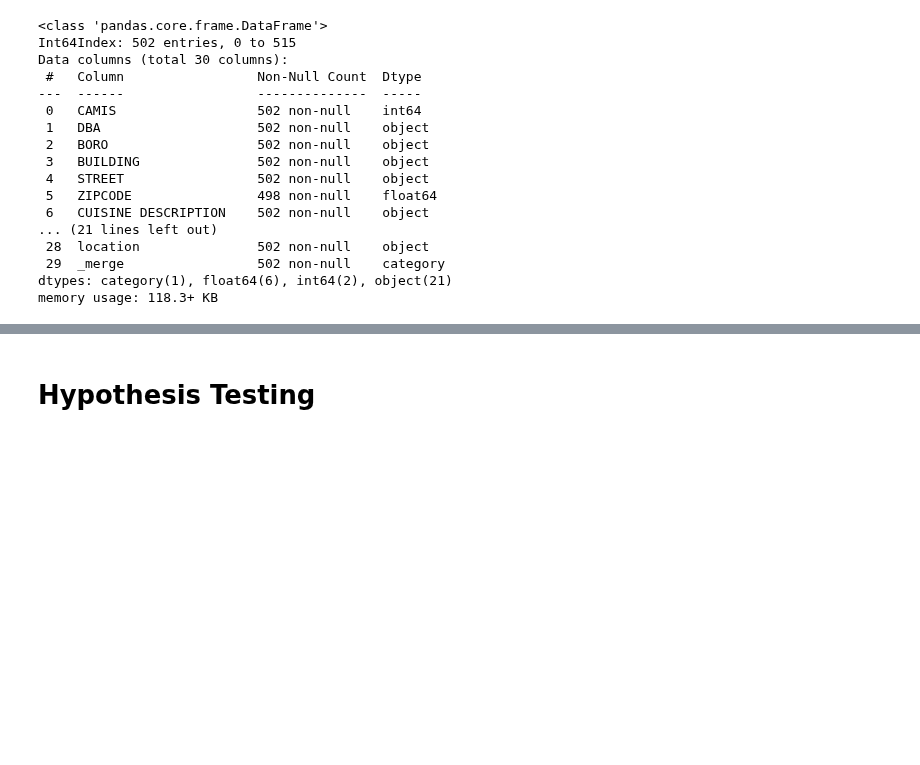
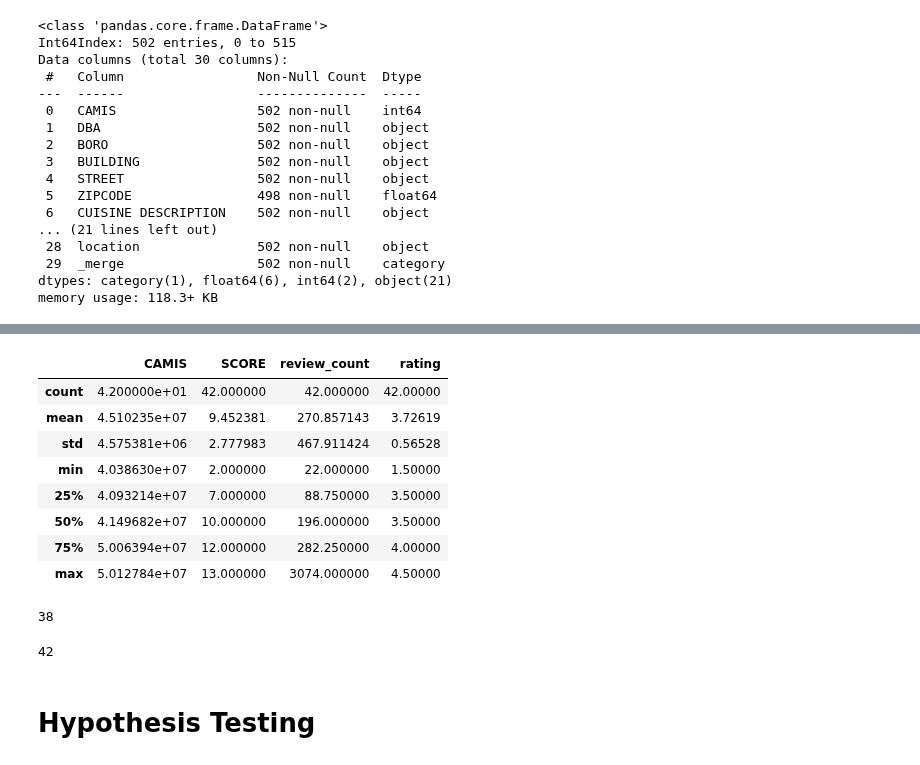
Before and after one commit to JoeBwonKenobi/NYCRestarauntInspections, a Jupyter notebook: Hypothesis Testing.ipynb, the cells around one changed output, grey strips where cells are left out. Saved outputs shown, nothing was run; the diff lists cells and outputs as text; code cells hidden in the pictures; blank space fills up the shorter version.

```diff
--- a/Hypothesis Testing.ipynb
+++ b/Hypothesis Testing.ipynb
@@ -179,3 +254,25 @@ merged_df.drop(['_merge'], axis=1, inplace=True)
+# %%
+merged_df.describe()
+# %% [output]
+|  | CAMIS | SCORE | review_count | rating |
+| count | 4.200000e+01 | 42.000000 | 42.000000 | 42.00000 |
+| mean | 4.510235e+07 | 9.452381 | 270.857143 | 3.72619 |
+| std | 4.575381e+06 | 2.777983 | 467.911424 | 0.56528 |
+| min | 4.038630e+07 | 2.000000 | 22.000000 | 1.50000 |
+| 25% | 4.093214e+07 | 7.000000 | 88.750000 | 3.50000 |
+| 50% | 4.149682e+07 | 10.000000 | 196.000000 | 3.50000 |
+| 75% | 5.006394e+07 | 12.000000 | 282.250000 | 4.00000 |
+| max | 5.012784e+07 | 13.000000 | 3074.000000 | 4.50000 |
+# %%
+#count number of unique names
+len(merged_df['name'].unique())
+# %% [output]
+38
+# %%
+#count number of unique names
+len(merged_df['CAMIS'].unique())
+# %% [output]
+42
 # %% [markdown]
 # **Hypothesis Testing**
 # %% [markdown]
```
Also changed, not shown: parts of 26 cells of this notebook.
